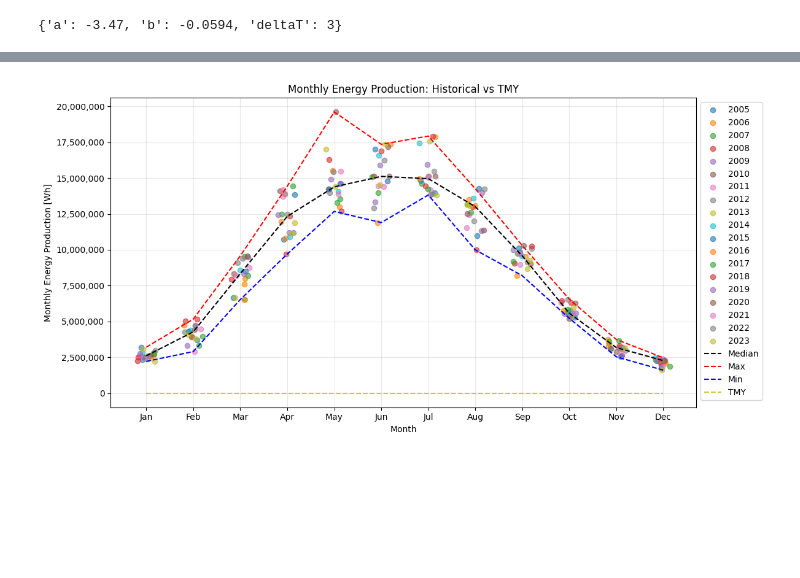
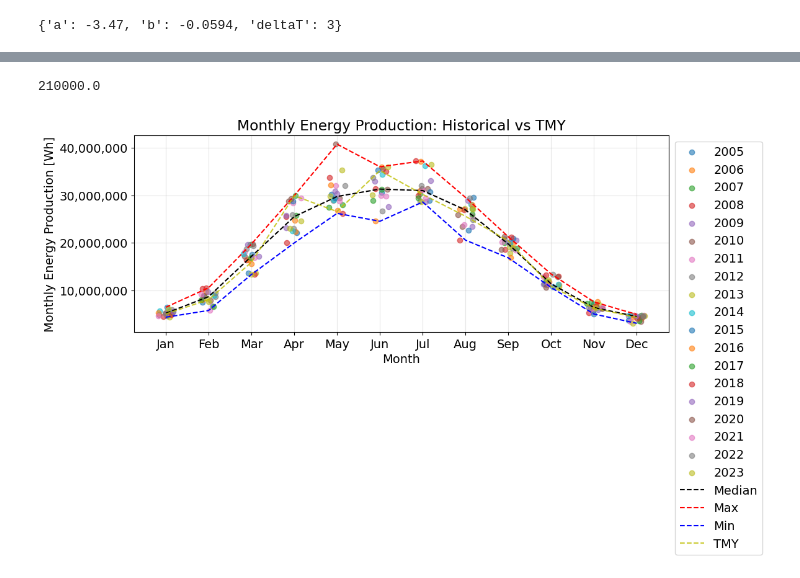
Before and after one commit to josephbenjamin/solar-model, a Jupyter notebook: solar-modelling.ipynb, the cells around one changed output, grey strips where cells are left out. Cells and saved outputs as stored; diff of their text form; code cells hidden in the pictures; blank space fills up the shorter version.

```diff
--- a/solar-modelling.ipynb
+++ b/solar-modelling.ipynb
@@ -121,5 +127,5 @@ df_historical.loc['2018-01-01':].head(20)
 # %%
-year = 2023
+year = 2013
 month = 5
 df_filtered = df_historical[df_historical.index.to_period('M') == f'{year}-{month:02d}']
 df_filtered.head()
@@ -130,7 +136,7 @@ plt.plot(df_filtered['GHI'])
 # %%
 # select data source!
 # df = df_tmy
-df = df_historical[df_historical.index.year == 2023]
+df = df_historical[df_historical.index.year == 2013]
 # %%
 # Plotting the three irradiance fields
 
@@ -421,7 +427,7 @@ for tilt in [0, 5, 10, 15, 20, 25, 30, 35, 40, 45, 50, 55, 60, 65, 70, 75, 80, 8
     # Calculate the total irradiance for the given tilt angle
     poa = pvlib.irradiance.get_total_irradiance(
         surface_tilt=tilt,  # Tilt angle
-        surface_azimuth=270,  # Facing South
+        surface_azimuth=90,  # Facing South
         dni=df['DNI'],
         ghi=df['GHI'],
         dhi=df['DHI'],
@@ -544,3 +550,14 @@ gamma_pdc = -0.4 / 100.0  # divide by 100 to go from %/°C to 1/°C
 nameplate = 100_000 # Watts
 
 array_power = pvlib.pvsystem.pvwatts_dc(poas[tilt]['poa_global'], cell_temperature, nameplate, gamma_pdc)
+system_losses = pvlib.pvsystem.pvwatts_losses(soiling=2,
+                                              shading=3,
+                                              snow=0,
+                                              mismatch=2,
+                                              wiring=2,
+                                              connections=0.5,
+                                              lid=1.5,
+                                              nameplate_rating=1,
+                                              age=0,
+                                              availability=3)
+array_power_effective = array_power * (1 - system_losses / 100)
@@ -609,5 +665,5 @@ display(df_summary)
 # %%
-def plot_monthly_energy_production_with_orientation(df_historical, df_tmy, tilt_angle=15, kWp=1000):
+def plot_monthly_energy_production_with_orientation(df_historical, df_tmy, tilt_angle=15, kWp=100):
     """
     Plots the monthly energy production for all years in df_historical and the TMY as a separate data series.
     Includes POA and temperature analysis, and considers 50% of panels oriented at 90° and 50% at 270°.
@@ -658,15 +714,38 @@ def plot_monthly_energy_production_with_orientation(df_historical, df_tmy, tilt_
         df_historical['POA'], df_historical['Temperature'], df_historical['Wind Speed'], **parameters
     )
 
-    # Calculate monthly energy production
+    # Determine System Losses (Default Assumption = c. 14%)
+    system_losses = pvlib.pvsystem.pvwatts_losses(soiling=2,
+                                              shading=3,
+                                              snow=0,
+                                              mismatch=2,
+                                              wiring=2,
+                                              connections=0.5,
+                                              lid=1.5,
+                                              nameplate_rating=1,
+                                              age=0,
+                                              availability=3)
+
+
+    # Calculate monthly DC energy production (after system losses)
     gamma_pdc = -0.004  # Temperature coefficient
-    nameplate_capacity = kWp  # 1 kW system
-    df_historical['Production'] = pvlib.pvsystem.pvwatts_dc(
+    nameplate_capacity = kWp * 1000.0 # 1 kW system
+    df_historical['DC Production'] = pvlib.pvsystem.pvwatts_dc(
         df_historical['POA'], df_historical['Cell Temperature'], nameplate_capacity, gamma_pdc
-    )
+    ) * (1 - system_losses / 100)
+
+    # Calculate monthly AC energy production (after inverter losses)
+    DC_rated_power = kWp * 1000 # Watts
+    AC_DC = 1.25 # inverter derating factor
+    inverter_efficiency = 0.96
+    AC_rated_power = DC_rated_power / AC_DC # Watts
+    pdc0 = AC_rated_power/inverter_efficiency #pdc0 is the DC limit of the inverter
+    print(pdc0)
+
+    df_historical['AC Production'] = pvlib.inverter.pvwatts(df_historical['DC Production'], pdc0)
 
     # Resample historical data to monthly sums
-    monthly_historical = df_historical['Production'].resample('ME').sum()
+    monthly_historical = df_historical['AC Production'].resample('ME').sum()
     monthly_historical = monthly_historical.to_frame(name='Energy')
     monthly_historical['Year'] = monthly_historical.index.year
     monthly_historical['Month'] = monthly_historical.index.month
@@ -688,21 +767,21 @@ def plot_monthly_energy_production_with_orientation(df_historical, df_tmy, tilt_
     df_tmy['Cell Temperature'] = pvlib.temperature.sapm_cell(
         df_tmy['POA'], df_tmy['Temperature'], df_tmy['Wind Speed'], **parameters
     )
-    df_tmy['Production'] = pvlib.pvsystem.pvwatts_dc(
+    df_tmy['DC Production'] = pvlib.pvsystem.pvwatts_dc(
         df_tmy['POA'], df_tmy['Cell Temperature'], nameplate_capacity, gamma_pdc
-    )
+    ) * (1 - system_losses / 100)
+
+    df_tmy['AC Production'] = pvlib.inverter.pvwatts(df_tmy['DC Production'], pdc0)
 
 
     df_tmy_yr = df_tmy.copy()
     df_tmy_yr.index = df_tmy_yr.index.map(lambda x: x.replace(year=2024))
-    monthly_tmy = df_tmy_yr['Production'].resample('ME').sum()
+    monthly_tmy = df_tmy_yr['AC Production'].resample('ME').sum()
     monthly_tmy.index = monthly_tmy.index.month  # Use month as the index for TMY
     monthly_tmy.name = 'TMY'
 
     # Calculate median, max, and min for each month in historical data
     monthly_stats = monthly_historical.groupby('Month')['Energy'].agg(['median', 'max', 'min'])
-
-
 
     # Plotting
     plt.figure(figsize=(12, 6))
@@ -730,37 +809,40 @@ def plot_monthly_energy_production_with_orientation(df_historical, df_tmy, tilt_
     plt.xticks(ticks=range(1, 13), labels=['Jan', 'Feb', 'Mar', 'Apr', 'May', 'Jun', 'Jul', 'Aug', 'Sep', 'Oct', 'Nov', 'Dec'])
     plt.legend(loc='upper left', bbox_to_anchor=(1, 1))
     plt.grid(alpha=0.3)
     plt.tight_layout()
     plt.show()
 
-# Example usage:
+
 # Plot monthly energy production with orientation
-plot_monthly_energy_production_with_orientation(df_historical, df_tmy, tilt_angle=15, kWp=100000,)
+plot_monthly_energy_production_with_orientation(df_historical, df_tmy, tilt_angle=15, kWp=252)
 
 # Calculate total annual production for each year in historical data
-annual_historical_mwh = df_historical['Production'].resample('YE').sum()
+annual_historical_mwh = df_historical['AC Production'].resample('YE').sum() / 1000000
+display(annual_historical_mwh)
+display(annual_historical_mwh.describe())
 
 # Plot total annual production
 plt.figure(figsize=(10, 5))
 plt.gca().yaxis.set_major_formatter(mticker.StrMethodFormatter('{x:,.0f}'))
-dots = plt.scatter(annual_historical_mwh.index.year, annual_historical_mwh.values, color='skyblue', alpha=0.8)
+dots = plt.scatter(annual_historical_mwh.index.year, annual_historical_mwh.values, color='red', alpha=0.8)
 
 # Add data labels on each point
 for i, value in enumerate(annual_historical_mwh.values):
     plt.text(
         annual_historical_mwh.index.year[i],
         value,
-        f'{value / 1e6:.0f}',
+        f'{value:.1f}',
         ha='center',
         va='bottom',
         fontsize=8
     )
 
 plt.xlabel('Year')
 plt.ylabel('Total Annual Production [MWh]')
-plt.title('Total Annual Energy Production')
+plt.title('Total Annual AC Energy Production (after System Losses)')
 plt.grid(axis='y', alpha=0.3)
 plt.tight_layout()
 plt.show()
 # %% [output]
+210000.0
-[figure, old version]
+[figure, new version]
```
Also changed, not shown: parts of 35 cells of this notebook.
